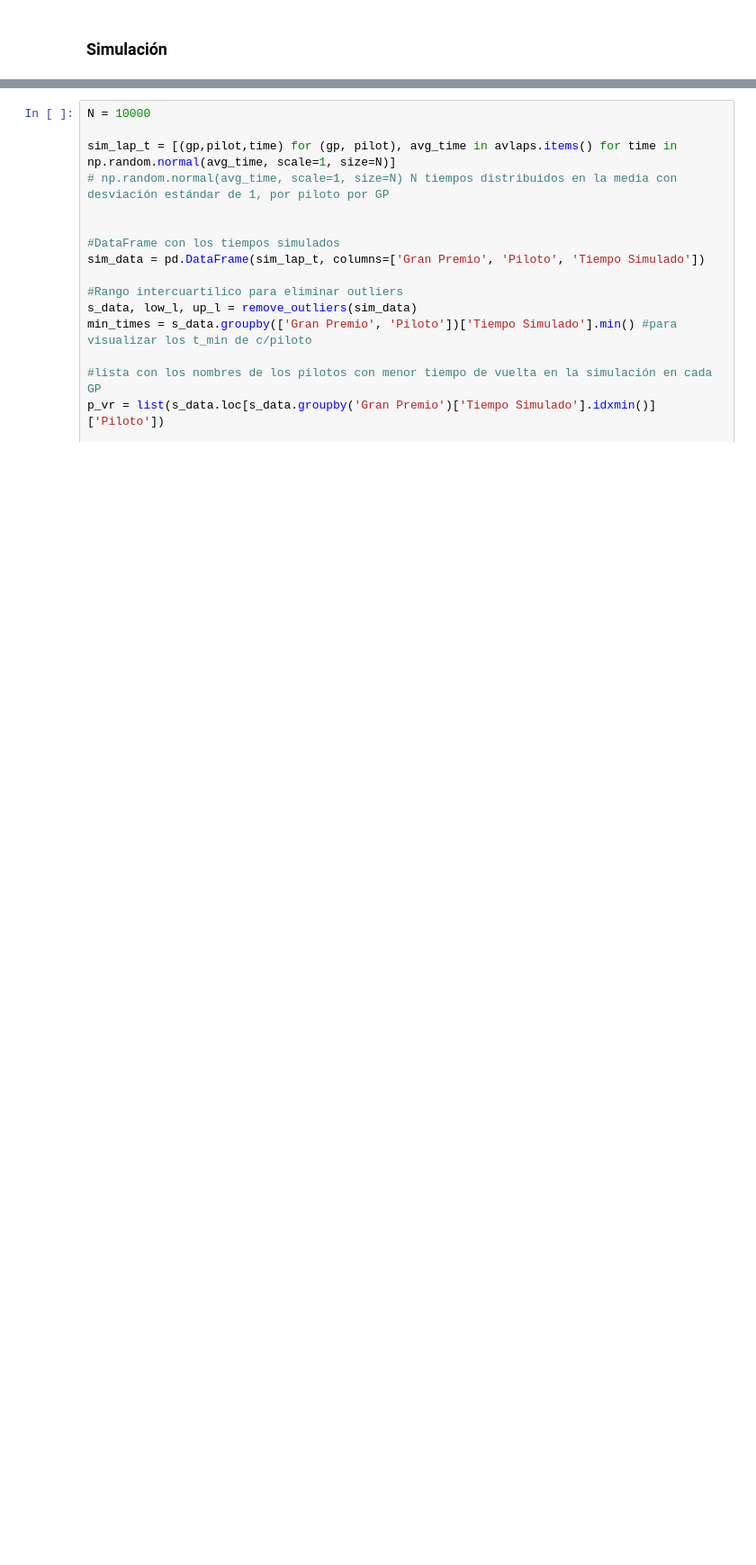
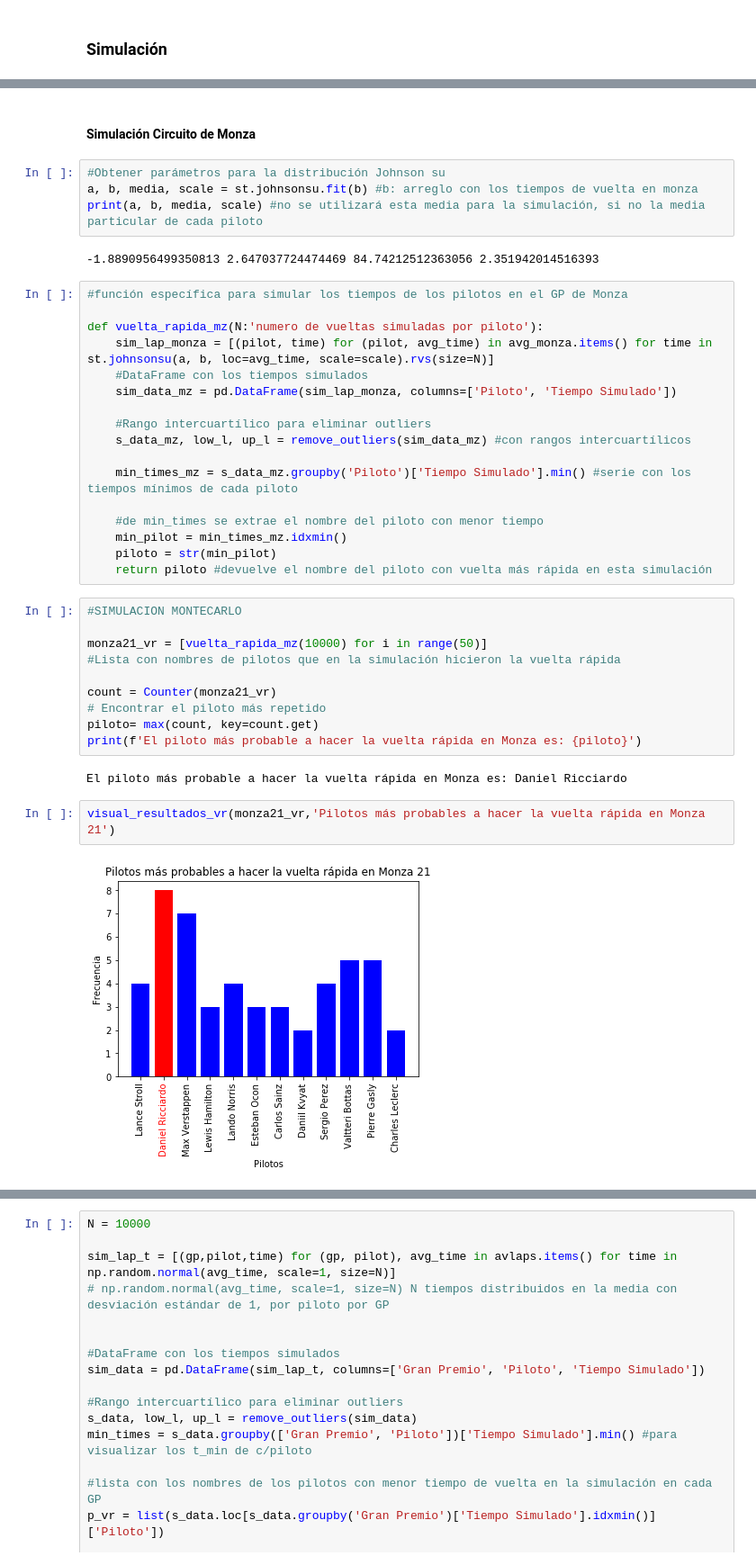
Before and after one commit to carolanb/Proyecto_modulo1, a Jupyter notebook: GuiaProyectoActual.ipynb, the cells around one changed output, grey strips where cells are left out. Shown at 90% size. Cells and saved outputs as stored; diff of their text form; blank space fills up the shorter version.

Commit message:
simulación de monza

```diff
--- a/GuiaProyectoActual.ipynb
+++ b/GuiaProyectoActual.ipynb
@@ -394,0 +376,41 @@ Observando el comportamiento de los datos del Gran Premio de Monza y el Gran Pre
+# %% [markdown]
+#### Simulación Circuito de Monza
+# %%
+#Obtener parámetros para la distribución Johnson su
+a, b, media, scale = st.johnsonsu.fit(b) #b: arreglo con los tiempos de vuelta en monza
+print(a, b, media, scale) #no se utilizará esta media para la simulación, si no la media particular de cada piloto
+# %% [output]
+-1.8890956499350813 2.647037724474469 84.74212512363056 2.351942014516393
+# %%
+#función específica para simular los tiempos de los pilotos en el GP de Monza
+
+def vuelta_rapida_mz(N:'numero de vueltas simuladas por piloto'):
+    sim_lap_monza = [(pilot, time) for (pilot, avg_time) in avg_monza.items() for time in st.johnsonsu(a, b, loc=avg_time, scale=scale).rvs(size=N)]
+    #DataFrame con los tiempos simulados
+    sim_data_mz = pd.DataFrame(sim_lap_monza, columns=['Piloto', 'Tiempo Simulado'])
+
+    #Rango intercuartílico para eliminar outliers
+    s_data_mz, low_l, up_l = remove_outliers(sim_data_mz) #con rangos intercuartílicos
+
+    min_times_mz = s_data_mz.groupby('Piloto')['Tiempo Simulado'].min() #serie con los tiempos mínimos de cada piloto
+
+    #de min_times se extrae el nombre del piloto con menor tiempo
+    min_pilot = min_times_mz.idxmin()
+    piloto = str(min_pilot)
+    return piloto #devuelve el nombre del piloto con vuelta más rápida en esta simulación
+# %%
+#SIMULACION MONTECARLO
+
+monza21_vr = [vuelta_rapida_mz(10000) for i in range(50)]
+#Lista con nombres de pilotos que en la simulación hicieron la vuelta rápida
+
+count = Counter(monza21_vr)
+# Encontrar el piloto más repetido
+piloto= max(count, key=count.get)
+print(f'El piloto más probable a hacer la vuelta rápida en Monza es: {piloto}')
+# %% [output]
+El piloto más probable a hacer la vuelta rápida en Monza es: Daniel Ricciardo
+# %%
+visual_resultados_vr(monza21_vr,'Pilotos más probables a hacer la vuelta rápida en Monza 21')
+# %% [output]
+[figure, added]
```
Also changed, not shown: parts of 17 cells of this notebook.
